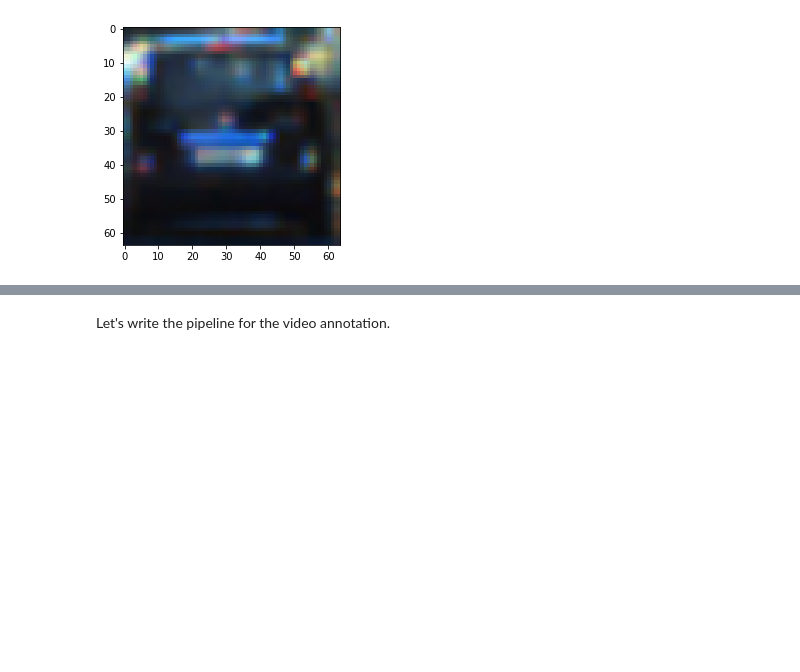
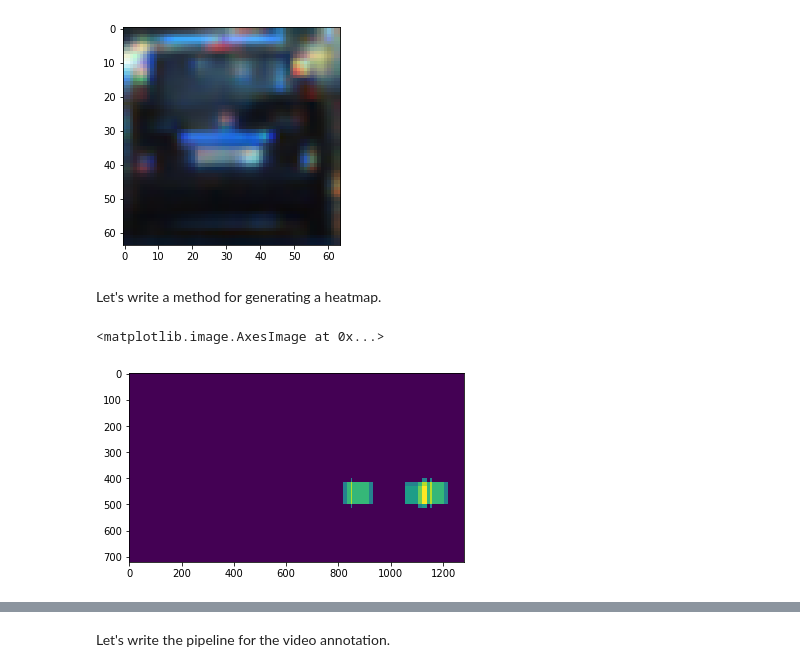
Before and after one commit to joaospinto/CarND-Vehicle-Detection, a Jupyter notebook: project.ipynb, the cells around one changed output, grey strips where cells are left out. Saved outputs shown, nothing was run; the diff lists cells and outputs as text; code cells hidden in the pictures; blank space fills up the shorter version.

```diff
--- a/project.ipynb
+++ b/project.ipynb
@@ -253,3 +279,19 @@ plt.imshow(plt.imread(choice(ListRecursivelyWithExtension('datasets/vehicles', '
 # %% [output]
 <matplotlib.image.AxesImage at 0x...>
 [figure]
+# %% [markdown]
+Let's write a method for generating a heatmap.
+# %%
+def Heatmap(img, boxes, threshold):
+    heatmap = np.zeros_like(img[:,:,0]).astype(np.float)
+    for box in boxes:
+        heatmap[box[0][1]:box[1][1], box[0][0]:box[1][0]] += 1
+    heatmap[heatmap <= threshold] = 0
+    return heatmap
+# %%
+positives = [box for box in UniScaleWindows() if HasCar(random, box)]
+heatmap = Heatmap(random, positives, 3)
+plt.imshow(heatmap)
+# %% [output]
+<matplotlib.image.AxesImage at 0x...>
+[figure, added]
```
Also changed, not shown: parts of 18 cells of this notebook, 11 other files.
